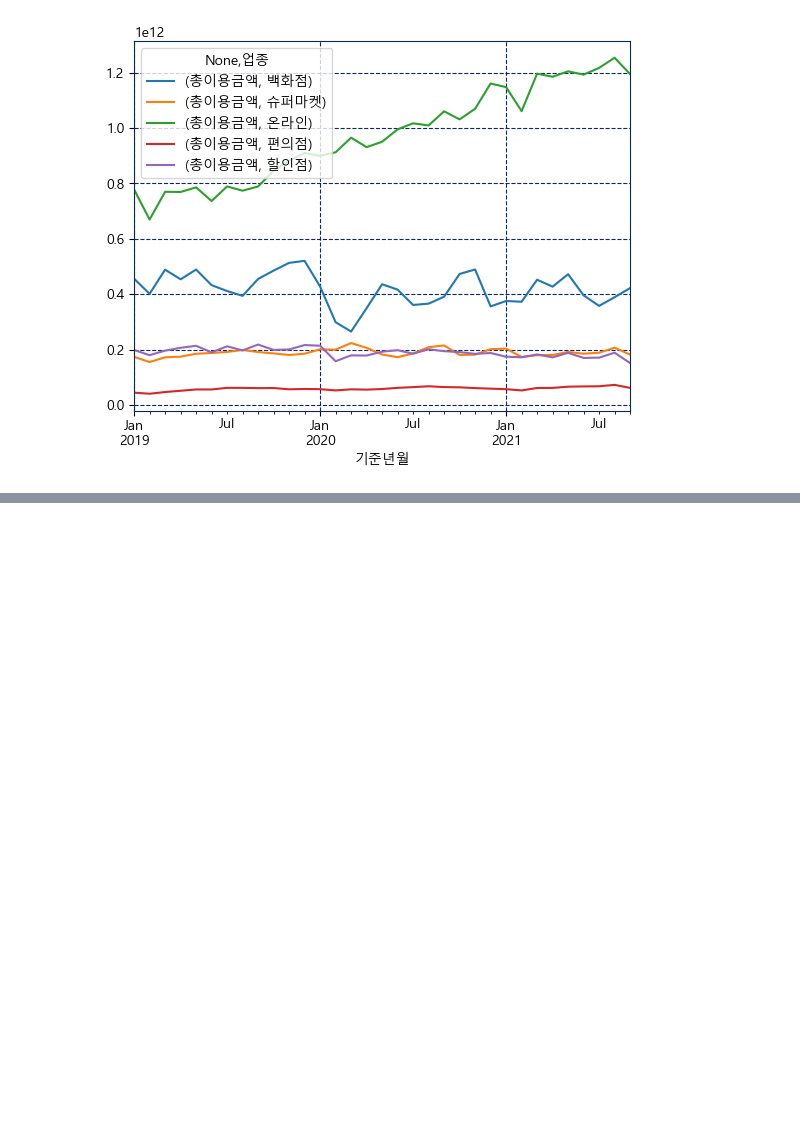
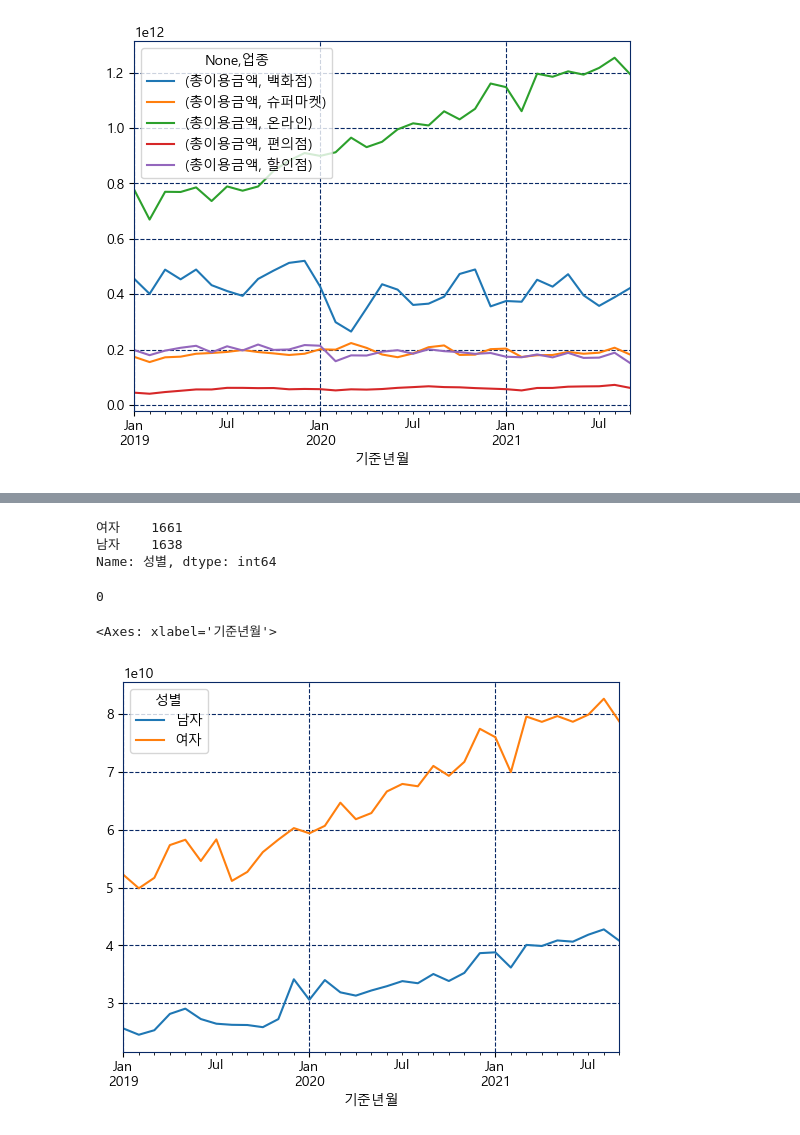
Before and after one commit to ZiNoBae/Practice_ubion, a Jupyter notebook: Code_Moon/230425/03_matplotlib_0425.ipynb, the cells around one changed output, grey strips where cells are left out. Saved outputs shown, nothing was run; the diff lists cells and outputs as text; code cells hidden in the pictures; blank space fills up the shorter version.

```diff
--- a/Code_Moon/230425/03_matplotlib_0425.ipynb
+++ b/Code_Moon/230425/03_matplotlib_0425.ipynb
@@ -546,0 +694,30 @@ group_data.unstack().plot()
+# %%
+# Moon
+
+# 성별 1,2 -> 남자, 여자
+
+_df.loc[_df['성별'] == 1, '성별'] = '남자'
+_df.loc[_df['성별']==2, '성별'] = '여자'
+
+_df['성별'].value_counts()
+# %% [output]
+여자    1661
+남자    1638
+Name: 성별, dtype: int64
+# %%
+_df['성별'].isna().sum() # 결측치 확인
+# %% [output]
+0
+# %%
+online_data = _df.loc[_df['업종']=='온라인']
+# %%
+pd.pivot_table(
+    online_data,
+    index = online_data.index,
+    columns= '성별',
+    values= '총이용금액',
+    aggfunc= 'mean'
+).plot()
+# %% [output]
+<Axes: xlabel='기준년월'>
+[figure, added]
```
Also changed, not shown: parts of 13 cells of this notebook, 1 other file.
